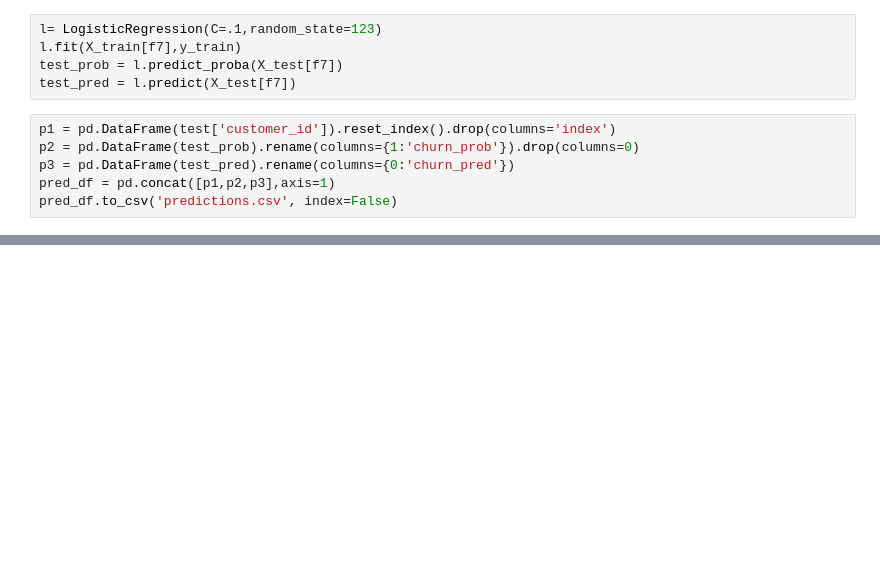
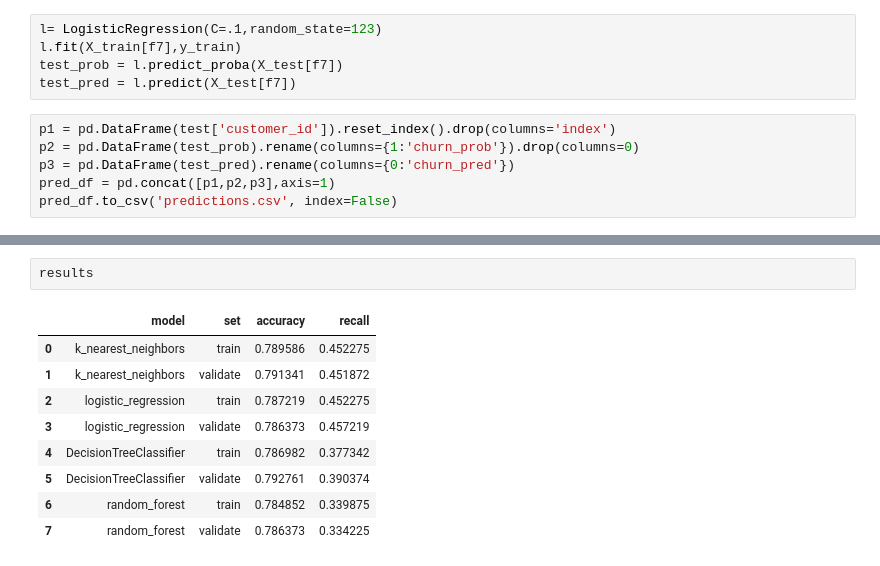
Before and after one commit to scottbarnett97/Telco-Classification-Project, a Jupyter notebook: telco_workbook.ipynb, the cells around one changed output, grey strips where cells are left out. Saved outputs shown, nothing was run; the diff lists cells and outputs as text; blank space fills up the shorter version.

```diff
--- a/telco_workbook.ipynb
+++ b/telco_workbook.ipynb
@@ -1499,0 +1713,12 @@ pred_df.to_csv('predictions.csv', index=False)
+# %%
+results
+# %% [output]
+|  | model | set | accuracy | recall |
+| 0 | k_nearest_neighbors | train | 0.789586 | 0.452275 |
+| 1 | k_nearest_neighbors | validate | 0.791341 | 0.451872 |
+| 2 | logistic_regression | train | 0.787219 | 0.452275 |
+| 3 | logistic_regression | validate | 0.786373 | 0.457219 |
+| 4 | DecisionTreeClassifier | train | 0.786982 | 0.377342 |
+| 5 | DecisionTreeClassifier | validate | 0.792761 | 0.390374 |
+| 6 | random_forest | train | 0.784852 | 0.339875 |
+| 7 | random_forest | validate | 0.786373 | 0.334225 |
```
Also changed, not shown: parts of 25 cells of this notebook, 4 other files.
